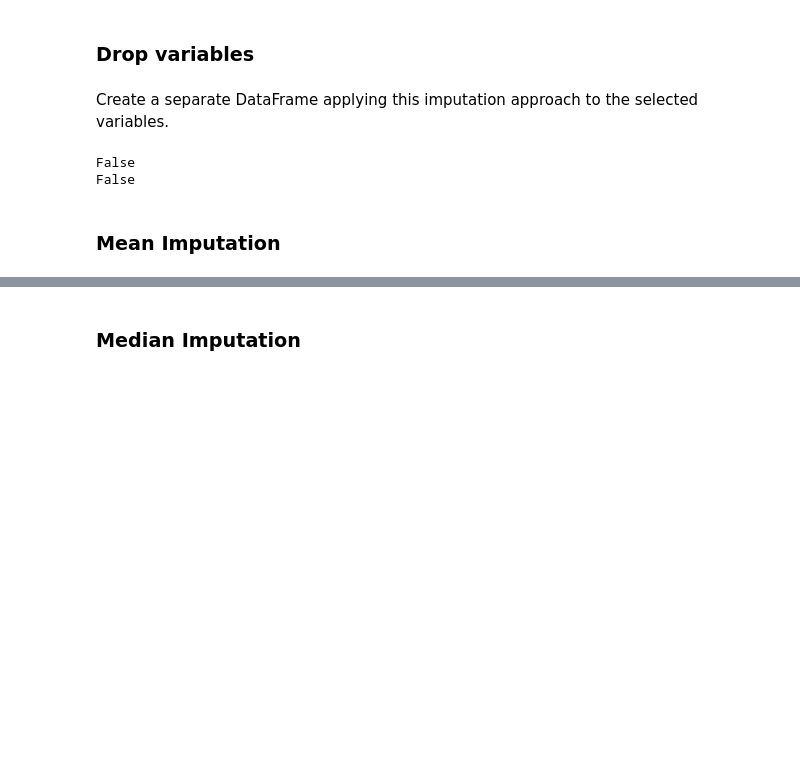
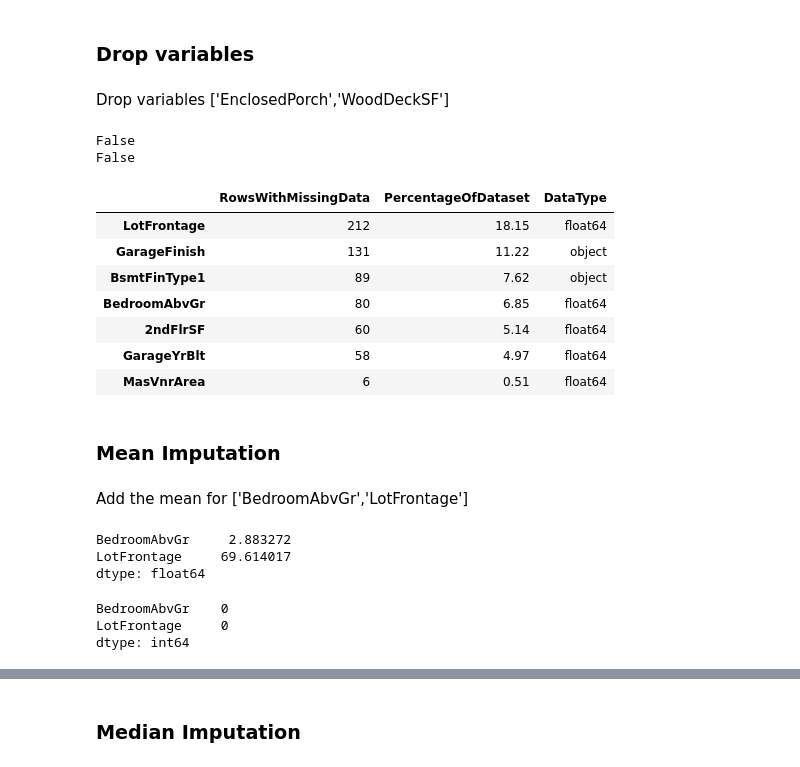
Before and after one commit to andresfgc/P5-Heritage-housing-issues, a Jupyter notebook: jupyter_notebooks/02 - DataCleaning.ipynb, the cells around one changed output, grey strips where cells are left out. Saved outputs shown, nothing was run; the diff lists cells and outputs as text; code cells hidden in the pictures; blank space fills up the shorter version.

```diff
--- a/jupyter_notebooks/02 - DataCleaning.ipynb
+++ b/jupyter_notebooks/02 - DataCleaning.ipynb
@@ -302,12 +342,12 @@ df_missing_data
 | MasVnrArea | 6 | 0.51 | float64 |
 # %% [markdown]
 ### Drop variables
-# %% [markdown]
-Create a separate DataFrame applying this imputation approach to the selected variables.
+# %% [markdown]
+Drop variables ['EnclosedPorch','WoodDeckSF']
 # %%
 from feature_engine.selection import DropFeatures
 variables_to_drop = ['EnclosedPorch', 'WoodDeckSF']
-imputer = DropFeatures(features_to_drop=variables_method)
+imputer = DropFeatures(features_to_drop=variables_to_drop)
 df_method = imputer.fit_transform(TrainSet)
 
 for i in variables_to_drop:
@@ -315,7 +355,22 @@ for i in variables_to_drop:
 # %% [output]
 False
 False
+# %%
+#Evaluate variables
+
+EvaluateMissingData(df_method)
+# %% [output]
+|  | RowsWithMissingData | PercentageOfDataset | DataType |
+| LotFrontage | 212 | 18.15 | float64 |
+| GarageFinish | 131 | 11.22 | object |
+| BsmtFinType1 | 89 | 7.62 | object |
+| BedroomAbvGr | 80 | 6.85 | float64 |
+| 2ndFlrSF | 60 | 5.14 | float64 |
+| GarageYrBlt | 58 | 4.97 | float64 |
+| MasVnrArea | 6 | 0.51 | float64 |
 # %% [markdown]
 ### Mean Imputation
+# %% [markdown]
+Add the mean for ['BedroomAbvGr','LotFrontage']
 # %%
 from feature_engine.imputation import MeanMedianImputer
@@ -328,0 +390,17 @@ DataCleaningEffect(df_original=TrainSet,
+# %%
+# Corroborate that the dictionary
+# contains the mean values of the variables.
+
+TrainSet[['BedroomAbvGr','LotFrontage']].mean()
+# %% [output]
+BedroomAbvGr     2.883272
+LotFrontage     69.614017
+dtype: float64
+# %%
+#Check for NA
+
+df_method[['BedroomAbvGr', 'LotFrontage']].isnull().sum()
+# %% [output]
+BedroomAbvGr    0
+LotFrontage     0
+dtype: int64
```
Also changed, not shown: parts of 8 cells of this notebook.
